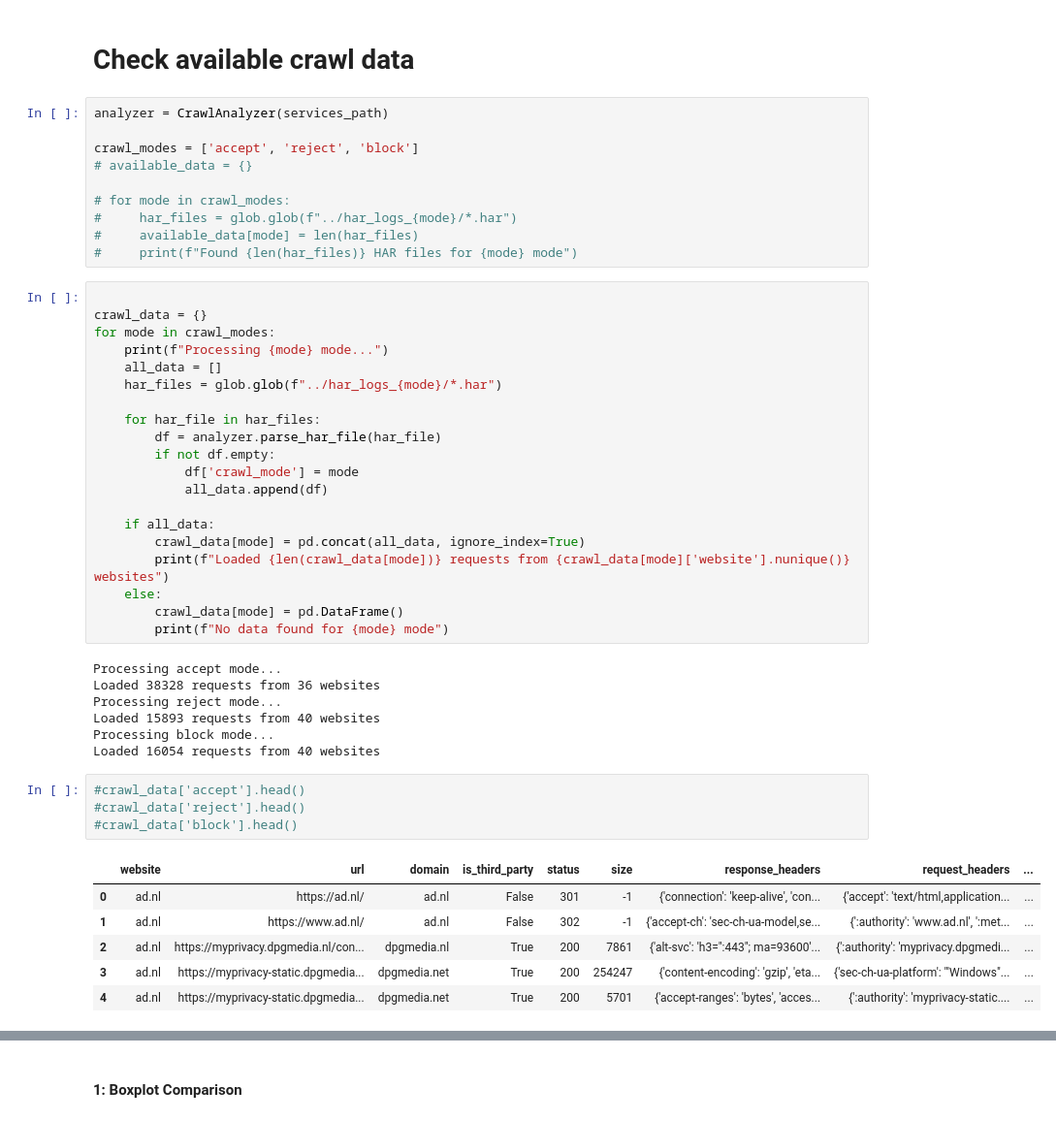
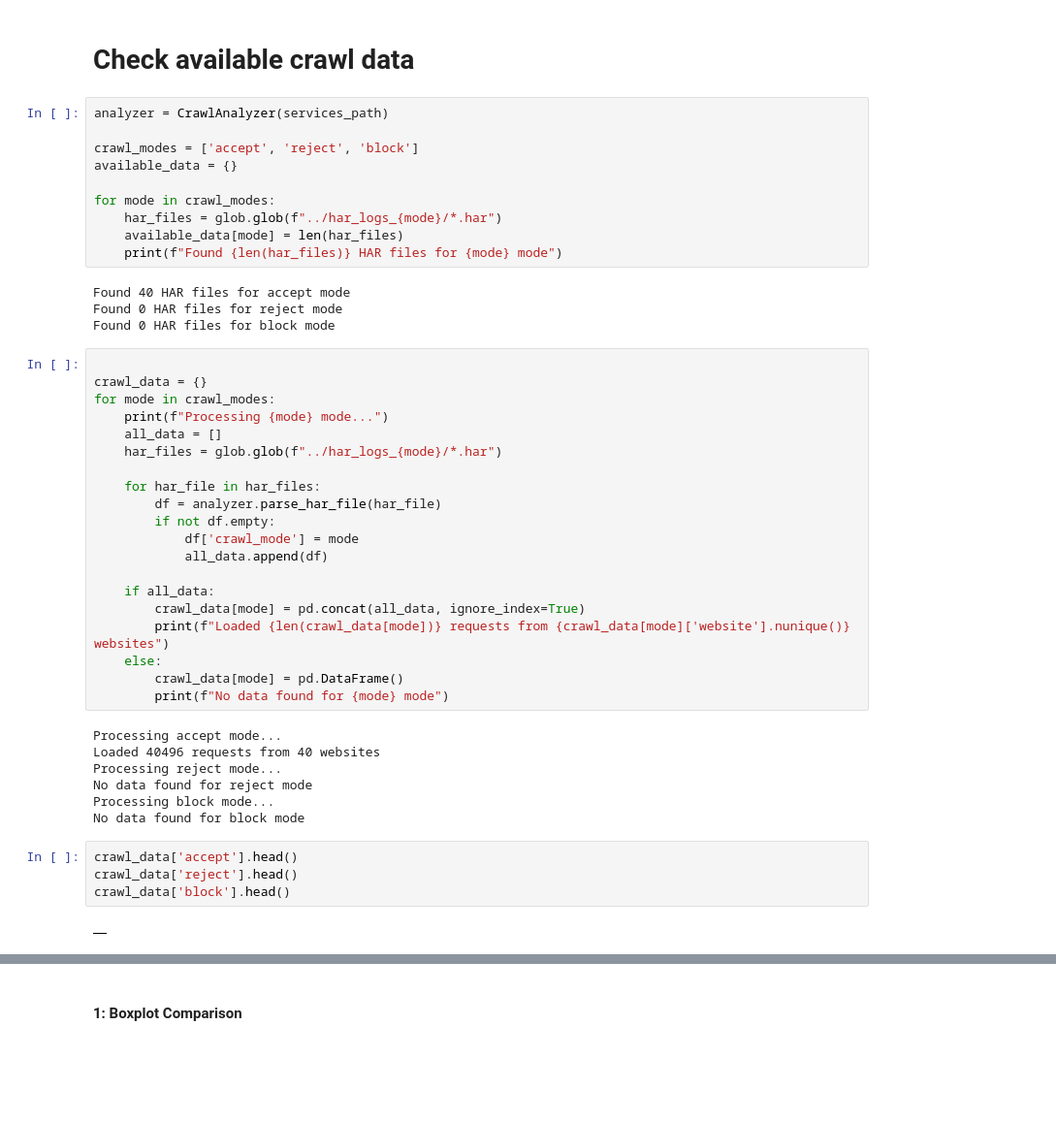
Before and after one commit to TijsWouters/Online-Tracking-and-Privacy-Crawler, a Jupyter notebook: analysis/analysis.ipynb, the cells around one changed output, grey strips where cells are left out. Shown at 97% size. Cells and saved outputs as stored; diff of their text form; blank space fills up the shorter version.

```diff
--- a/analysis/analysis.ipynb
+++ b/analysis/analysis.ipynb
@@ -124,12 +234,16 @@ class CrawlAnalyzer:
 analyzer = CrawlAnalyzer(services_path)
 
 crawl_modes = ['accept', 'reject', 'block']
-# available_data = {}
+available_data = {}
 
-# for mode in crawl_modes:
-#     har_files = glob.glob(f"../har_logs_{mode}/*.har")
-#     available_data[mode] = len(har_files)
-#     print(f"Found {len(har_files)} HAR files for {mode} mode")
+for mode in crawl_modes:
+    har_files = glob.glob(f"../har_logs_{mode}/*.har")
+    available_data[mode] = len(har_files)
+    print(f"Found {len(har_files)} HAR files for {mode} mode")
+# %% [output]
+Found 40 HAR files for accept mode
+Found 0 HAR files for reject mode
+Found 0 HAR files for block mode
 # %%
 
 crawl_data = {}
@@ -152,20 +266,15 @@ for mode in crawl_modes:
         print(f"No data found for {mode} mode")
 # %% [output]
 Processing accept mode...
-Loaded 38328 requests from 36 websites
+Loaded 40496 requests from 40 websites
 Processing reject mode...
-Loaded 15893 requests from 40 websites
+No data found for reject mode
 Processing block mode...
-Loaded 16054 requests from 40 websites
+No data found for block mode
 # %%
-#crawl_data['accept'].head()
-#crawl_data['reject'].head()
-#crawl_data['block'].head()
+crawl_data['accept'].head()
+crawl_data['reject'].head()
+crawl_data['block'].head()
 # %% [output]
-|  | website | url | domain | is_third_party | status | size | response_headers | request_headers | ... |
-| 0 | ad.nl | https://ad.nl/ | ad.nl | False | 301 | -1 | {'connection': 'keep-alive', 'con... | {'accept': 'text/html,application... | ... |
-| 1 | ad.nl | https://www.ad.nl/ | ad.nl | False | 302 | -1 | {'accept-ch': 'sec-ch-ua-model,se... | {':authority': 'www.ad.nl', ':met... | ... |
-| 2 | ad.nl | https://myprivacy.dpgmedia.nl/con... | dpgmedia.nl | True | 200 | 7861 | {'alt-svc': 'h3=":443"; ma=93600'... | {':authority': 'myprivacy.dpgmedi... | ... |
-| 3 | ad.nl | https://myprivacy-static.dpgmedia... | dpgmedia.net | True | 200 | 254247 | {'content-encoding': 'gzip', 'eta... | {'sec-ch-ua-platform': '"Windows"... | ... |
-| 4 | ad.nl | https://myprivacy-static.dpgmedia... | dpgmedia.net | True | 200 | 5701 | {'accept-ranges': 'bytes', 'acces... | {':authority': 'myprivacy-static.... | ... |
+|  |
 # %%
```
Also changed, not shown: parts of 20 cells of this notebook.
